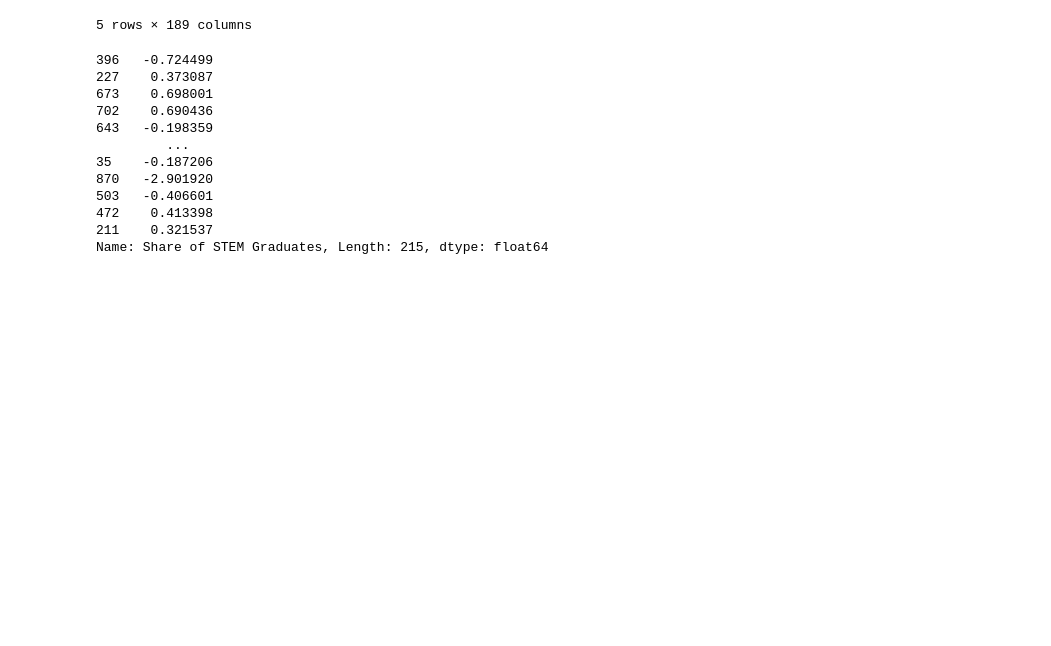
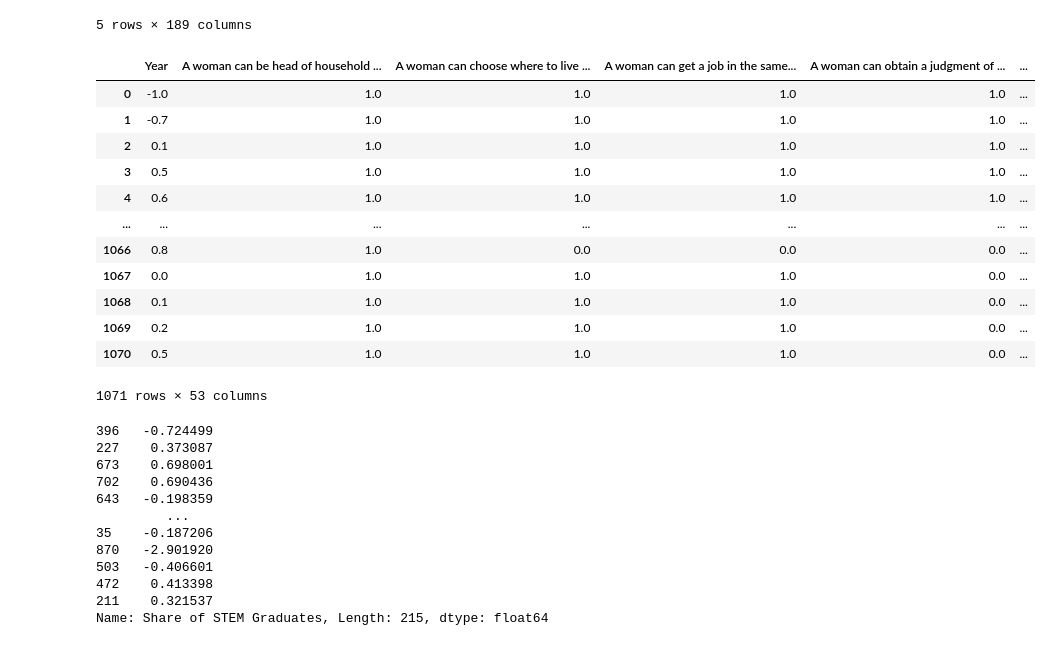
Before and after one commit to MLFP-90803-SP24-FinalProjects/Team13-ML-finalProject-Unveiling-the-Future-of-Women-in-STEM, a Jupyter notebook: Question1Sharon.ipynb, the cells around one changed output. Cells and saved outputs as stored; diff of their text form; code cells hidden in the pictures; blank space fills up the shorter version.

```diff
--- a/Question1Sharon.ipynb
+++ b/Question1Sharon.ipynb
@@ -49,6 +58,37 @@ df.head()
 | 3 | 3 | 0.5 | 1.0 | 1.0 | 1.0 | ... |
 | 4 | 4 | 0.6 | 1.0 | 1.0 | 1.0 | ... |
 5 rows × 189 columns
+# %%
+#remove the country columns so that we can focus on more important predictors
+
+columns_to_remove = set()
+prev_prefix = 'Country'
+
+for col in df.columns:
+    prefix = col.split('_')[0]
+
+    if prefix == prev_prefix:
+        columns_to_remove.add(col)
+
+    prev_prefix = prefix
+
+df = df.drop(columns=columns_to_remove)
+df = df.drop(columns=['Country Name_Algeria', 'Unnamed: 0'])
+df
+# %% [output]
+|  | Year | A woman can be head of household ... | A woman can choose where to live ... | A woman can get a job in the same... | A woman can obtain a judgment of ... | ... |
+| 0 | -1.0 | 1.0 | 1.0 | 1.0 | 1.0 | ... |
+| 1 | -0.7 | 1.0 | 1.0 | 1.0 | 1.0 | ... |
+| 2 | 0.1 | 1.0 | 1.0 | 1.0 | 1.0 | ... |
+| 3 | 0.5 | 1.0 | 1.0 | 1.0 | 1.0 | ... |
+| 4 | 0.6 | 1.0 | 1.0 | 1.0 | 1.0 | ... |
+| ... | ... | ... | ... | ... | ... | ... |
+| 1066 | 0.8 | 1.0 | 0.0 | 0.0 | 0.0 | ... |
+| 1067 | 0.0 | 1.0 | 1.0 | 1.0 | 0.0 | ... |
+| 1068 | 0.1 | 1.0 | 1.0 | 1.0 | 0.0 | ... |
+| 1069 | 0.2 | 1.0 | 1.0 | 1.0 | 0.0 | ... |
+| 1070 | 0.5 | 1.0 | 1.0 | 1.0 | 0.0 | ... |
+1071 rows × 53 columns
 # %%
 # # create X and y dataframes
 X = df.drop(columns=['Year', 'Share of STEM Graduates'])  # Features except Year and Share of STEM Graduates
```
Also changed, not shown: parts of 46 cells of this notebook.
